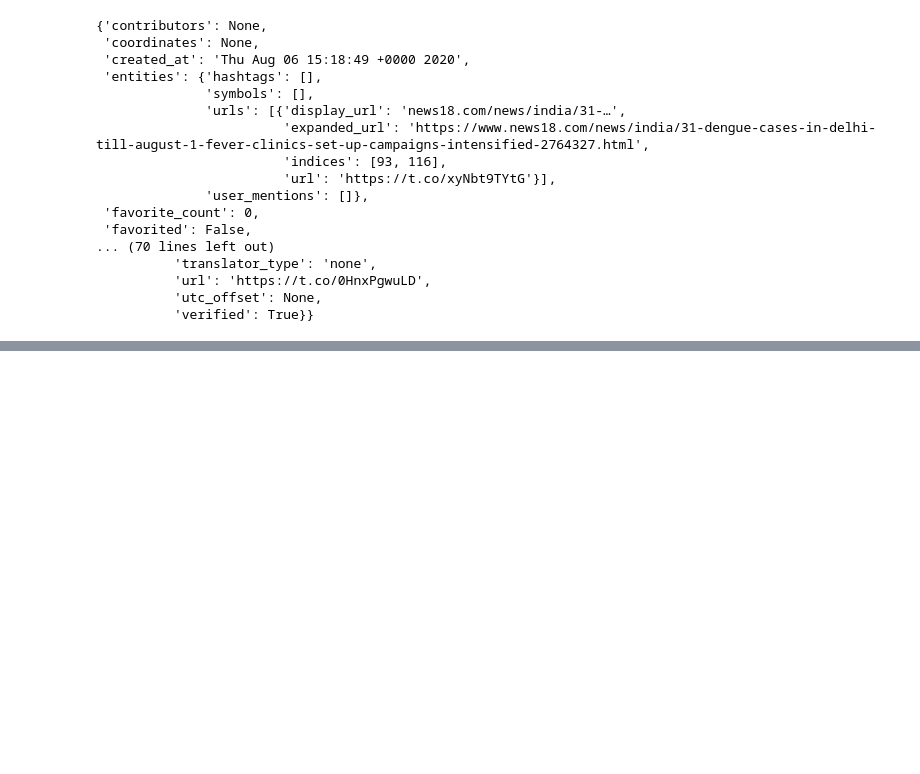
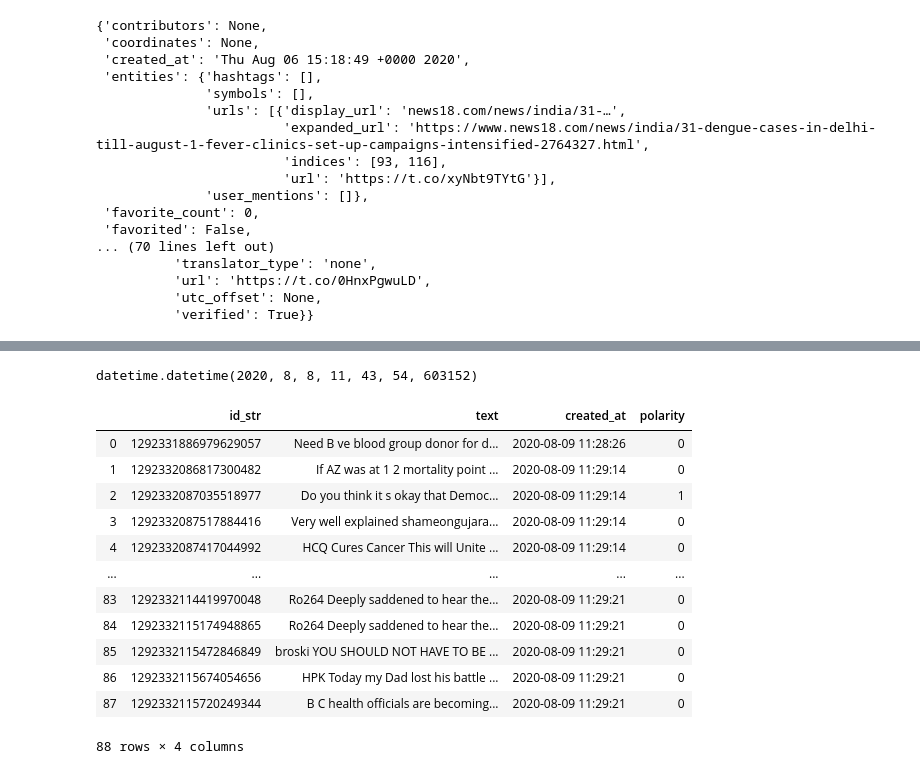
Before and after one commit to bensjx/covid-dashboard, a Jupyter notebook: EDA.ipynb, the cells around one changed output, grey strips where cells are left out. Drawn from its saved outputs; the diff is of its cells as text; code cells hidden in the pictures; blank space fills up the shorter version.

```diff
--- a/EDA.ipynb
+++ b/EDA.ipynb
@@ -53,0 +404,7 @@ pprint.pprint(all_tweets[0]._json)
+# %%
+import datetime
+datetime.datetime.now() - datetime.timedelta(
+        minutes=60*24
+    )
+# %% [output]
+datetime.datetime(2020, 8, 8, 11, 43, 54, 603152)
@@ -53,0 +426,50 @@ pprint.pprint(all_tweets[0]._json)
+# %%
+import parameters
+import pandas as pd
+# Load last 24 hour data from MySQL
+timenow = (
+    datetime.datetime.now()
+    - datetime.timedelta(hours=0, minutes=parameters.TIME_PERIOD_MIN)
+).strftime("%Y-%m-%d %H:%M:%S")
+
+query = "SELECT id_str, text, created_at, polarity FROM {} WHERE created_at >= '{}' ".format(
+    "dengue", timenow
+)
+
+df = pd.read_sql(query, con=db_connection)
+
+# Convert UTC into SGT
+df["created_at"] = pd.to_datetime(df["created_at"]).apply(
+    lambda x: x + datetime.timedelta(hours=6)
+)
+
+# # Clean and transform data to enable time series
+# # Bin into 5 minutes
+# result = (
+#     df.groupby([pd.Grouper(key="created_at", freq="5min"), "polarity"])
+#     .count()
+#     .reset_index()
+# )
+# result = result.rename(
+#     columns={
+#         "id_str": "Num of '{}' mentions".format(parameters.TRACK_WORDS[0]),
+#         "created_at": "Time",
+#     }
+# )
+# time_series = result["Time"][result["polarity"] == 0].reset_index(drop=True)
+# %%
+df
+# %% [output]
+|  | id_str | text | created_at | polarity |
+| 0 | 1292331886979629057 | Need B ve blood group donor for d... | 2020-08-09 11:28:26 | 0 |
+| 1 | 1292332086817300482 | If AZ was at 1 2 mortality point ... | 2020-08-09 11:29:14 | 0 |
+| 2 | 1292332087035518977 | Do you think it s okay that Democ... | 2020-08-09 11:29:14 | 1 |
+| 3 | 1292332087517884416 | Very well explained shameongujara... | 2020-08-09 11:29:14 | 0 |
+| 4 | 1292332087417044992 | HCQ Cures Cancer This will Unite ... | 2020-08-09 11:29:14 | 0 |
+| ... | ... | ... | ... | ... |
+| 83 | 1292332114419970048 | Ro264 Deeply saddened to hear the... | 2020-08-09 11:29:21 | 0 |
+| 84 | 1292332115174948865 | Ro264 Deeply saddened to hear the... | 2020-08-09 11:29:21 | 0 |
+| 85 | 1292332115472846849 | broski YOU SHOULD NOT HAVE TO BE ... | 2020-08-09 11:29:21 | 0 |
+| 86 | 1292332115674054656 | HPK Today my Dad lost his battle ... | 2020-08-09 11:29:21 | 0 |
+| 87 | 1292332115720249344 | B C health officials are becoming... | 2020-08-09 11:29:21 | 0 |
+88 rows × 4 columns
```
Also changed, not shown: parts of 30 cells of this notebook, 10 other files.
